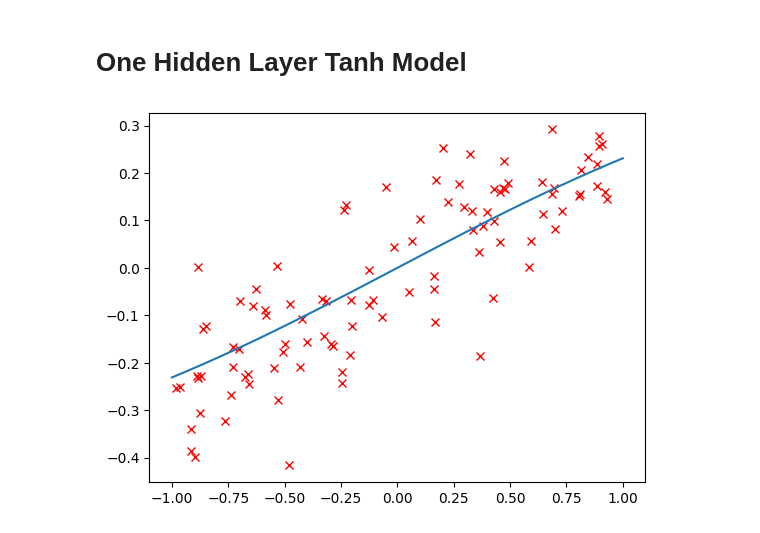
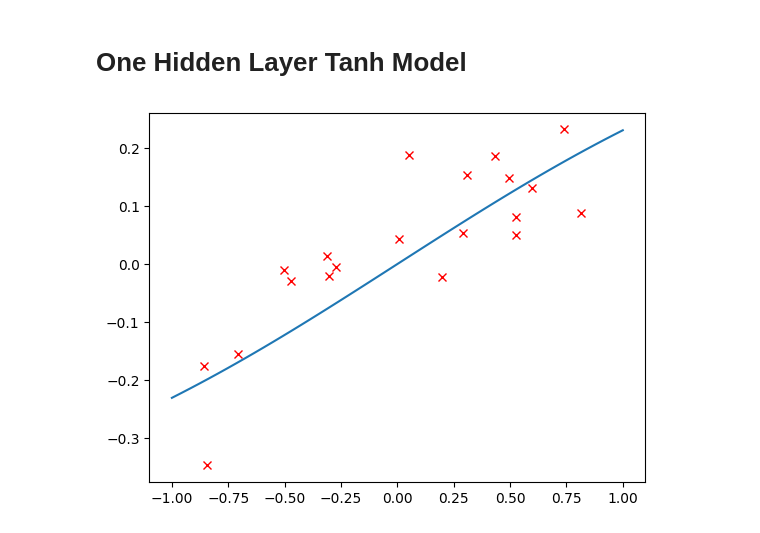
Before and after one commit to edmundlth/phase-transition-in-singular-model-paper, a Jupyter notebook: curated_experiments/measuring-rlct-of-one-hidden-layer-tanh-model.ipynb, the cells around one changed output. Drawn from its saved outputs; the diff is of its cells as text; code cells hidden in the pictures.

```diff
--- a/curated_experiments/measuring-rlct-of-one-hidden-layer-tanh-model.ipynb
+++ b/curated_experiments/measuring-rlct-of-one-hidden-layer-tanh-model.ipynb
@@ -123,26 +142,26 @@ class OneLayerTanhModel(object):
 # %%
 true_param_dict = {
     "W1": jnp.array([[0.5]]),
     "W2": jnp.array([[0.5]])
 }
 input_dim, num_hidden_nodes = true_param_dict["W1"].shape
 output_dim = true_param_dict["W2"].shape[1]
-num_training_samples = 100
+num_training_samples = 20
 one_layer_tanh = OneLayerTanhModel(
     true_param_dict,
     num_training_samples=num_training_samples,
     input_dim=input_dim,
     output_dim=output_dim,
     num_hidden_nodes=num_hidden_nodes,
     sigma=0.1,
     itemp=1.0
 )
 
 plt.plot(one_layer_tanh.X, one_layer_tanh.Y, "rx");
 a = np.linspace(-1, 1, num=50)[:, np.newaxis]
 plt.plot(a, one_layer_tanh.regression_func(a, true_param_dict));
 # %% [output]
-[figure, old version]
+[figure, new version]
 # %%
 posterior_samples = one_layer_tanh.run_inference(
     num_warmup=300,
```
Also changed, not shown: parts of 5 cells of this notebook.
